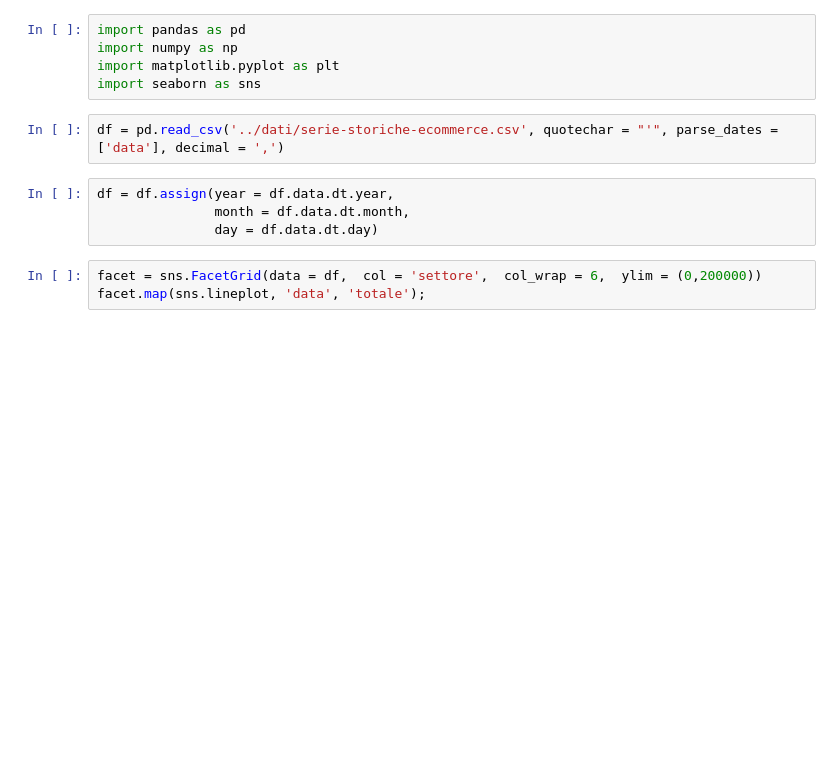
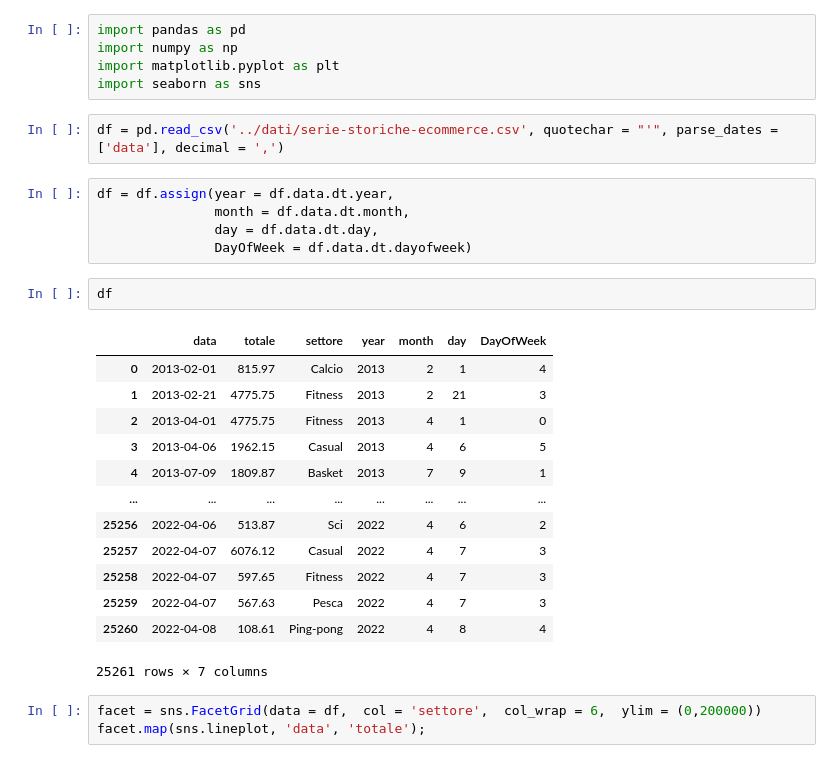
Before and after one commit to PaoloComensoli/progetto-dslab, a Jupyter notebook: src/exploration.ipynb, the cells around one changed output. Drawn from its saved outputs; the diff is of its cells as text; blank space fills up the shorter version.

Commit message:
adds dayofweek

```diff
--- a/src/exploration.ipynb
+++ b/src/exploration.ipynb
@@ -8,7 +8,24 @@ df = pd.read_csv('../dati/serie-storiche-ecommerce.csv', quotechar = "'", parse_
 # %%
 df = df.assign(year = df.data.dt.year,
                month = df.data.dt.month,
-               day = df.data.dt.day)
+               day = df.data.dt.day,
+               DayOfWeek = df.data.dt.dayofweek)
+# %%
+df
+# %% [output]
+|  | data | totale | settore | year | month | day | DayOfWeek |
+| 0 | 2013-02-01 | 815.97 | Calcio | 2013 | 2 | 1 | 4 |
+| 1 | 2013-02-21 | 4775.75 | Fitness | 2013 | 2 | 21 | 3 |
+| 2 | 2013-04-01 | 4775.75 | Fitness | 2013 | 4 | 1 | 0 |
+| 3 | 2013-04-06 | 1962.15 | Casual | 2013 | 4 | 6 | 5 |
+| 4 | 2013-07-09 | 1809.87 | Basket | 2013 | 7 | 9 | 1 |
+| ... | ... | ... | ... | ... | ... | ... | ... |
+| 25256 | 2022-04-06 | 513.87 | Sci | 2022 | 4 | 6 | 2 |
+| 25257 | 2022-04-07 | 6076.12 | Casual | 2022 | 4 | 7 | 3 |
+| 25258 | 2022-04-07 | 597.65 | Fitness | 2022 | 4 | 7 | 3 |
+| 25259 | 2022-04-07 | 567.63 | Pesca | 2022 | 4 | 7 | 3 |
+| 25260 | 2022-04-08 | 108.61 | Ping-pong | 2022 | 4 | 8 | 4 |
+25261 rows × 7 columns
 # %%
 facet = sns.FacetGrid(data = df,  col = 'settore',  col_wrap = 6,  ylim = (0,200000))
 facet.map(sns.lineplot, 'data', 'totale');
```
